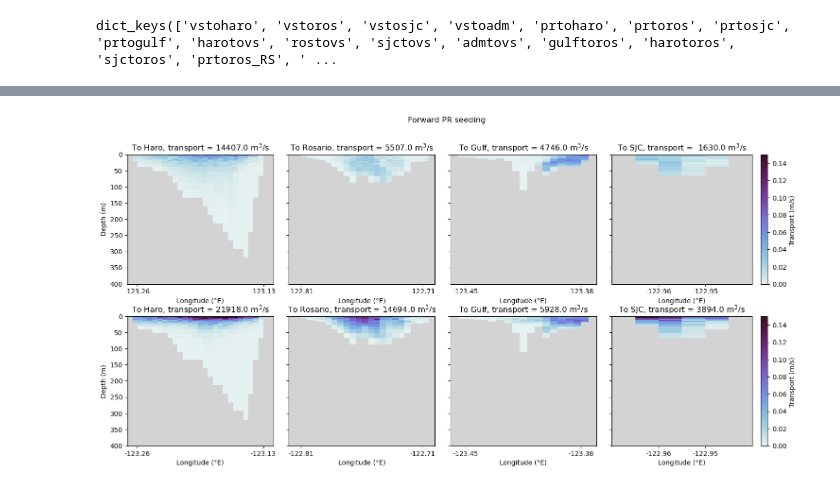
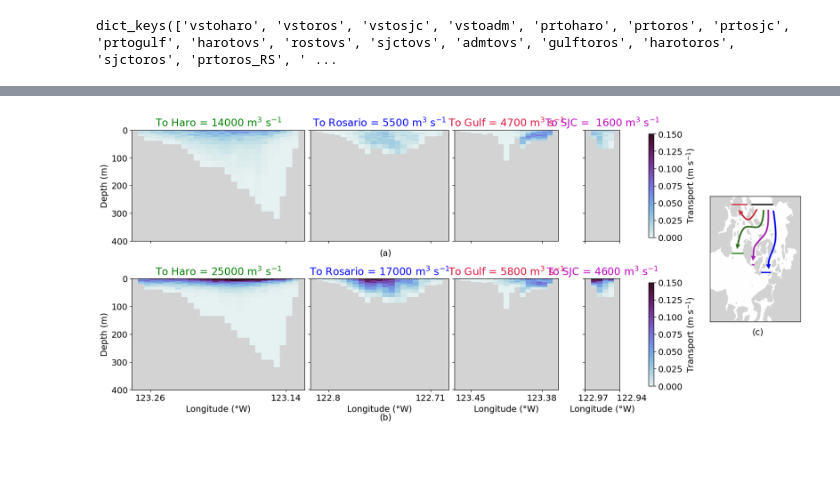
Before and after one commit to SalishSeaCast/analysis-camryn, a Jupyter notebook: Ariane/plot_monthly_averages.ipynb, the cells around one changed output, grey strips where cells are left out. Saved outputs shown, nothing was run; the diff lists cells and outputs as text; code cells hidden in the pictures; blank space fills up the shorter version.

```diff
--- a/Ariane/plot_monthly_averages.ipynb
+++ b/Ariane/plot_monthly_averages.ipynb
@@ -145,11 +145,14 @@ def plotCS2(axv,lonsec,zsec,transpsec,lonW,lonE,latgridi,depi,vmax,time,title,cb
 
     axv.invert_yaxis()
     axv.set_title(title)
-    axv.set_xlabel('Latitude (°W)')
-    axv.set_xticks(np.linspace(f_lons[lonW+2]/m2lon,f_lons[lonE-2]/m2lon,2))
+    axv.set_xlabel('Longitude (°W)')
+    axv.set_xticks(np.linspace(f_lons[lonW]/m2lon,f_lons[lonE]/m2lon,2))
     axv.xaxis.set_major_formatter(FormatStrFormatter(f"%.{2}f"))
-    axv.set_xticklabels(['{:.2f}'.format(label) for label in np.linspace(f_lons[lonW+2],f_lons[lonE-2],2)])
-    axv.set_xticklabels(np.round(np.linspace(f_lons[lonW+2],f_lons[lonE-2],2),2))
+    axv.set_xticklabels(['{:.2f}'.format(abs(label)) for label in np.linspace(f_lons[lonW],f_lons[lonE],2)])
+    axv.set_xticklabels(np.round(np.linspace(np.abs(f_lons[lonW]),np.abs(f_lons[lonE]),2),2))
+    labs1 = np.round(np.linspace(np.abs(f_lons[lonW]),np.abs(f_lons[lonE]),2),2)
+    axv.set_xticklabels(['      '+str(labs1[0]), '         '+ str(labs1[1])])
+    # axv.set_xticklabels(['W','E'])
 
     pc = draw_patches2(fmask, lonW, lonE, np.array(f_lons), np.array(w_depths[0]),m2lon)
     axv.add_collection(pc)
@@ -159,7 +162,7 @@ def plotCS2(axv,lonsec,zsec,transpsec,lonW,lonE,latgridi,depi,vmax,time,title,cb
             plt.colorbar()
         else:
             cb = fig.colorbar(im,ax=axv)
-            cb.set_label('Transport (m/s)')
+            cb.set_label(f'Transport (m s$^{{-1}}$)')
 
 
     if ylabel == True:
@@ -301,31 +305,72 @@ for ii,ax in enumerate([ax1,ax2,ax3,ax4]):
 # %%
-idx_dec = 0
-idx_jun = 5
+from matplotlib.gridspec import GridSpec
+plt.rcParams.update({'font.size': 14})
 
-title = 'To Haro, transport = ' + str(np.round(np.sum(dict_all['prtoharo']['final_transp'][months[idx_dec]])/(23*days_month[idx_dec]))) + f' m$^3$/s'
-title2 = 'To Rosario, transport = ' + str(np.round(np.sum(dict_all['prtoros']['final_transp'][months[idx_dec]])/(23*days_month[idx_dec]))) + f' m$^3$/s'
-title3 = 'To SJC, transport =  ' + str(np.round(np.sum(dict_all['prtosjc']['final_transp'][months[idx_dec]])/(23*days_month[idx_dec]))) + f' m$^3$/s'
-title4 = 'To Gulf, transport = ' + str(np.round(np.sum(dict_all['prtogulf']['final_transp'][months[idx_dec]])/(23*days_month[idx_dec]))) + f' m$^3$/s'
+title = 'To Haro = ' + str(int(np.round(np.sum(dict_all['prtoharo']['final_transp'][months[idx_dec]])/(23*days_month[idx_dec]),-3))) + f' m$^3$ s$^{{-1}}$'
+title2 = 'To Rosario = ' + str(int(np.round(np.sum(dict_all['prtoros']['final_transp'][months[idx_dec]])/(23*days_month[idx_dec]),-2))) + f' m$^3$ s$^{{-1}}$'
+title3 = 'To SJC =  ' + str(int(np.round(np.sum(dict_all['prtosjc']['final_transp'][months[idx_dec]])/(23*days_month[idx_dec]),-2))) + f' m$^3$ s$^{{-1}}$'
+title4 = 'To Gulf = ' + str(int(np.round(np.sum(dict_all['prtogulf']['final_transp'][months[idx_dec]])/(23*days_month[idx_dec]),-2))) + f' m$^3$ s$^{{-1}}$'
 
-title5 = 'To Haro, transport = ' + str(np.round(np.sum(dict_all['prtoharo']['final_transp'][months[idx_jun]])/(23*days_month[idx_jun]))) + f' m$^3$/s'
-title6 = 'To Rosario, transport = ' + str(np.round(np.sum(dict_all['prtoros']['final_transp'][months[idx_jun]])/(23*days_month[idx_jun]))) + f' m$^3$/s'
-title7 = 'To SJC, transport = ' + str(np.round(np.sum(dict_all['prtosjc']['final_transp'][months[idx_jun]])/(23*days_month[idx_jun]))) + f' m$^3$/s'
-title8 = 'To Gulf, transport = ' + str(np.round(np.sum(dict_all['prtogulf']['final_transp'][months[idx_jun]])/(23*days_month[idx_jun]))) + f' m$^3$/s'
+title5 = 'To Haro = ' + str(int(np.round(np.sum(dict_all['prtoharo']['final_transp'][months[idx_jun]])/(23*days_month[idx_jun]),-3))) + f' m$^3$ s$^{{-1}}$'
+title6 = 'To Rosario = ' + str(int(np.round(np.sum(dict_all['prtoros']['final_transp'][months[idx_jun]])/(23*days_month[idx_jun]),-3))) + f' m$^3$ s$^{{-1}}$'
+title7 = 'To SJC = ' + str(int(np.round(np.sum(dict_all['prtosjc']['final_transp'][months[idx_jun]])/(23*days_month[idx_jun]),-2))) + f' m$^3$ s$^{{-1}}$'
+title8 = 'To Gulf = ' + str(int(np.round(np.sum(dict_all['prtogulf']['final_transp'][months[idx_jun]])/(23*days_month[idx_jun]),-2))) + f' m$^3$ s$^{{-1}}$'
 
-fig,[[ax1,ax2,ax3,ax4],[ax5,ax6,ax7,ax8]] = plt.subplots(2,4,figsize=(18,8),gridspec_kw={'width_ratios':[1,1,1,1.2]})
+sum = 70
+harolen =int(26/sum*14)
+roslen = int(21/sum*14)
+sjclen = int(5/sum*14)
+gulflen = int(18/sum*14)
+totalallen = harolen+roslen+sjclen+gulflen
+
+fig = plt.figure(constrained_layout=True, figsize=[16,7])
+gs = GridSpec(2,16, figure=fig)
+
+ax1 = fig.add_subplot(gs[0, :harolen])
+ax2 = fig.add_subplot(gs[0,harolen:harolen+roslen])
+ax3 = fig.add_subplot(gs[0,harolen+roslen:harolen+roslen+gulflen])
+ax4 = fig.add_subplot(gs[0,harolen+roslen+gulflen:harolen+roslen+gulflen+sjclen])
+ax5 = fig.add_subplot(gs[1, :harolen])
+ax6 = fig.add_subplot(gs[1,harolen:harolen+roslen])
+ax7 = fig.add_subplot(gs[1,harolen+roslen:harolen+roslen+gulflen])
+ax8 = fig.add_subplot(gs[1,harolen+roslen+gulflen:harolen+roslen+gulflen+sjclen])
+
 
 plotCS(ax1,dict_all['prtoharo']['final_lon'][months[idx_dec]].dropna(),dict_all['prtoharo']['final_z'][months[idx_dec]].dropna(),dict_all['prtoharo']['final_transp'][months[idx_dec]].dropna(),lonWharo,lonEharo,latharo,38,0.15,23*days_month[idx_dec],title,False,True)
 plotCS(ax2,dict_all['prtoros']['final_lon'][months[idx_dec]].dropna(),dict_all['prtoros']['final_z'][months[idx_dec]].dropna(),dict_all['prtoros']['final_transp'][months[idx_dec]].dropna(),lonWros,lonEros,latros,38,0.15,23*days_month[idx_dec],title2,False,False)
-plotCS(ax4,dict_all['prtosjc']['final_lon'][months[idx_dec]].dropna(),dict_all['prtosjc']['final_z'][months[idx_dec]].dropna(),dict_all['prtosjc']['final_transp'][months[idx_dec]].dropna(),lonWsjc,lonEsjc,latsjc,38,0.15,23*days_month[idx_dec],title3,True,False)
+plotCS2(ax4,dict_all['prtosjc']['final_lon'][months[idx_dec]].dropna(),dict_all['prtosjc']['final_z'][months[idx_dec]].dropna(),dict_all['prtosjc']['final_transp'][months[idx_dec]].dropna(),lonWsjc,lonEsjc,latsjc,38,0.15,23*days_month[idx_dec],title3,True,False)
 plotCS(ax3,dict_all['prtogulf']['final_lon'][months[idx_dec]].dropna(),dict_all['prtogulf']['final_z'][months[idx_dec]].dropna(),dict_all['prtogulf']['final_transp'][months[idx_dec]].dropna(),lonWg1,lonEg1,latg1,38,0.15,23*days_month[idx_dec],title4,False,False)
 
-# plotCS2(ax5,dict_all['prtoharo']['final_lon'][months[idx_dec]].dropna(),dict_all['prtoharo']['final_z'][months[idx_dec]].dropna(),dict_all['prtoharo']['final_transp'][months[idx_dec]].dropna(),lonWharo,lonEharo,latharo,38,0.15,23*days_month[idx_dec],title,False,True)
 plotCS(ax5,dict_all['prtoharo']['final_lon'][months[idx_jun]].dropna(),dict_all['prtoharo']['final_z'][months[idx_jun]].dropna(),dict_all['prtoharo']['final_transp'][months[idx_jun]].dropna(),lonWharo,lonEharo,latharo,38,0.15,23*days_month[idx_jun],title5,False,True)
 plotCS(ax6,dict_all['prtoros']['final_lon'][months[idx_jun]].dropna(),dict_all['prtoros']['final_z'][months[idx_jun]].dropna(),dict_all['prtoros']['final_transp'][months[idx_jun]].dropna(),lonWros,lonEros,latros,38,0.15,23*days_month[idx_jun],title6,False,False)
-plotCS(ax8,dict_all['prtosjc']['final_lon'][months[idx_jun]].dropna(),dict_all['prtosjc']['final_z'][months[idx_jun]].dropna(),dict_all['prtosjc']['final_transp'][months[idx_jun]].dropna(),lonWsjc,lonEsjc,latsjc,38,0.15,23*days_month[idx_jun],title7,True,False)
+plotCS2(ax8,dict_all['prtosjc']['final_lon'][months[idx_jun]].dropna(),dict_all['prtosjc']['final_z'][months[idx_jun]].dropna(),dict_all['prtosjc']['final_transp'][months[idx_jun]].dropna(),lonWsjc,lonEsjc,latsjc,38,0.15,23*days_month[idx_jun],title7,True,False)
 plotCS(ax7,dict_all['prtogulf']['final_lon'][months[idx_jun]].dropna(),dict_all['prtogulf']['final_z'][months[idx_jun]].dropna(),dict_all['prtogulf']['final_transp'][months[idx_jun]].dropna(),lonWg1,lonEg1,latg1,38,0.15,23*days_month[idx_jun],title8,False,False)
-# plotCS2(ax8,dict_all['prtosjc']['final_lon'][months[idx_dec]].dropna(),dict_all['prtosjc']['final_z'][months[idx_dec]].dropna(),dict_all['prtosjc']['final_transp'][months[idx_dec]].dropna(),lonWsjc,lonEsjc,latsjc,38,0.15,23*days_month[idx_dec],title3,True,False)
 
-fig.subplots_adjust(wspace=0.1,hspace=0.25)
-fig.suptitle('Forward PR seeding')
+fig.subplots_adjust(wspace=0.2,hspace=0.25)
+
+ax_center = fig.add_subplot(gs[:,harolen+roslen+gulflen+sjclen: ])
+
+ax_center.imshow(plt.imread('/ocean/cstang/MOAD/analysis-camryn/Figures/map_cs_fpr.png'),zorder=0)
+ax_center.axis('off');
+
+ax1.set_title(title,color='green')
+ax2.set_title(title2,color='b')
+ax3.set_title(title4,color='crimson')
+ax4.set_title(title3,color='m')
+ax5.set_title(title5,color='green')
+ax6.set_title(title6,color='b')
+ax7.set_title(title8,color='crimson')
+ax8.set_title(title7,color='m')
+ax1.set_xlabel('')
+ax2.set_xlabel('')
+ax3.set_xlabel('')
+ax4.set_xlabel('')
+ax1.set_xticklabels('')
+ax2.set_xticklabels('')
+ax3.set_xticklabels('')
+ax4.set_xticklabels('');
+
+ax2.text(0.5, -0.13, "(a)", transform=ax2.transAxes)
+ax6.text(0.5, -0.27, "(b)", transform=ax6.transAxes)
+ax_center.text(0.5, -0.05, "(c)", transform=ax_center.transAxes)
 # %% [output]
@@ -333 +378 @@ Text(0.5, 0.98, 'Forward PR seeding')
-[figure, old version]
+[figure, new version]
```
Also changed, not shown: parts of 38 cells of this notebook.
